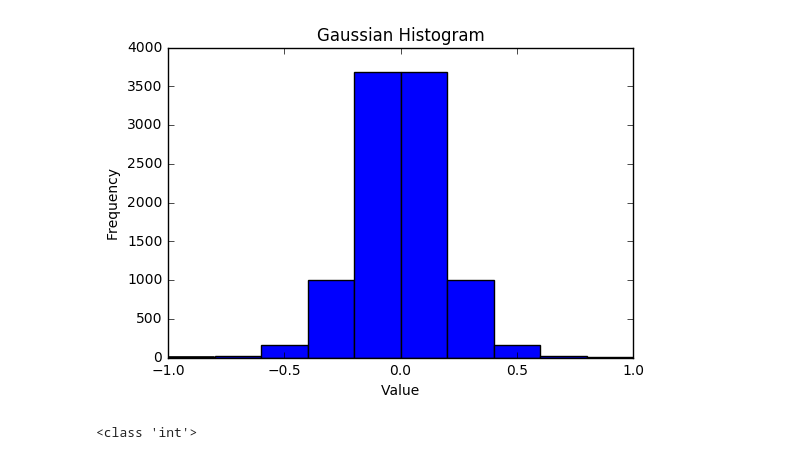
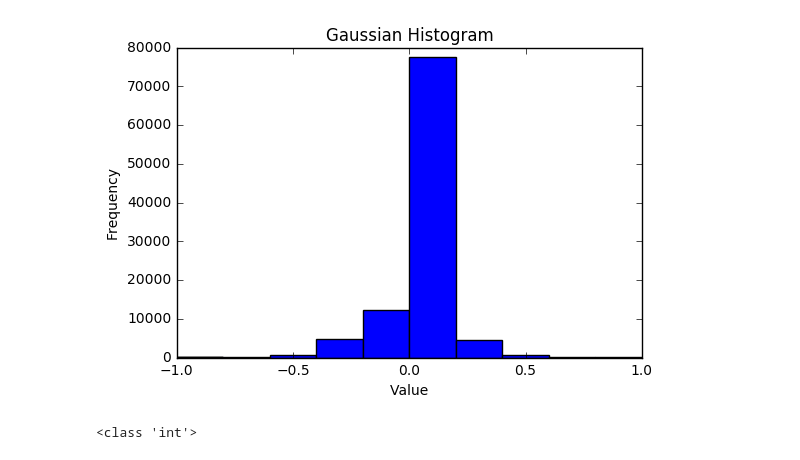
Before and after one commit to calicratis19/SDC, a Jupyter notebook: CarND-Behavior_Cloning/Behavior Cloning.ipynb, the cells around one changed output. Cells and saved outputs as stored; diff of their text form; code cells hidden in the pictures.

```diff
--- a/CarND-Behavior_Cloning/Behavior Cloning.ipynb
+++ b/CarND-Behavior_Cloning/Behavior Cloning.ipynb
@@ -41,7 +43,7 @@ def ReadAndProcessImage(path):
     img = cv2.imread(path)  # opencv opens images in BGR format
     global list_imgs
     list_imgs.append(img)
-    print(img.shape)
+    #print(img.shape)
     img = CropImage(img)
     img = cv2.resize(img, (imageWidth, imageHeight))
     #img = cv2.cvtColor(img, cv2.COLOR_BGR2HSV)  # convert to standard RGB
@@ -56,7 +58,7 @@ def crop_image(image, y1, y2, x1, x2):
     return image[y1:y2, x1:x2]
 def CropImage(image):
     height = len(image)
-    print(height)
+    #print(height)
     return image[int(height*xCropUp):int(height*xCropBottom), :, :]
 
 def visualize_random_images(list_imgs):
@@ -78,4 +80,18 @@ def visualize_random_images(list_imgs):
             row += 1
             col = 0
     plt.show()
+
+def trans_image(steer):
+
+    trans_range = 50
+
+    # horizontal translation with 0.008 steering compensation per pixel
+    tr_x = trans_range * np.random.uniform() - trans_range / 2
+    steer_ang = steer + tr_x / trans_range * .4
+    if(steer_ang > 1):
+        steer_ang = 1
+    elif(steer_ang < -1):
+        steer_ang = -1
+
+    return steer_ang
 # %%
@@ -115,0 +177,8 @@ with open(dir+'driving_log.csv', 'r') as drivingLog:
+# %%
+val = value
+print(np.unique(val))
+len(np.unique(val))
+value = np.around(val,decimals=1)
+print(np.unique(value))
+value *= 10
+print(np.unique(value))
@@ -116,22 +309,22 @@ with open(dir+'driving_log.csv', 'r') as drivingLog:
 # %%
 import matplotlib.pyplot as plt
 import numpy as np
 
 #import plotly.plotly as py
 # Learn about API authentication here: https://plot.ly/python/getting-started
 # Find your api_key here: https://plot.ly/settings/api
 
 
-plt.hist(value)
+plt.hist(val)
 plt.title("Gaussian Histogram")
 plt.xlabel("Value")
 plt.ylabel("Frequency")
 
 fig = plt.gcf()
 
 #plot_url = py.plot_mpl(fig, filename='mpl-basic-histogram')
 # %% [output]
-[figure, old version]
+[figure, new version]
 # %%
 # visualize
 
```
Also changed, not shown: parts of 7 cells of this notebook, 1 other file.
